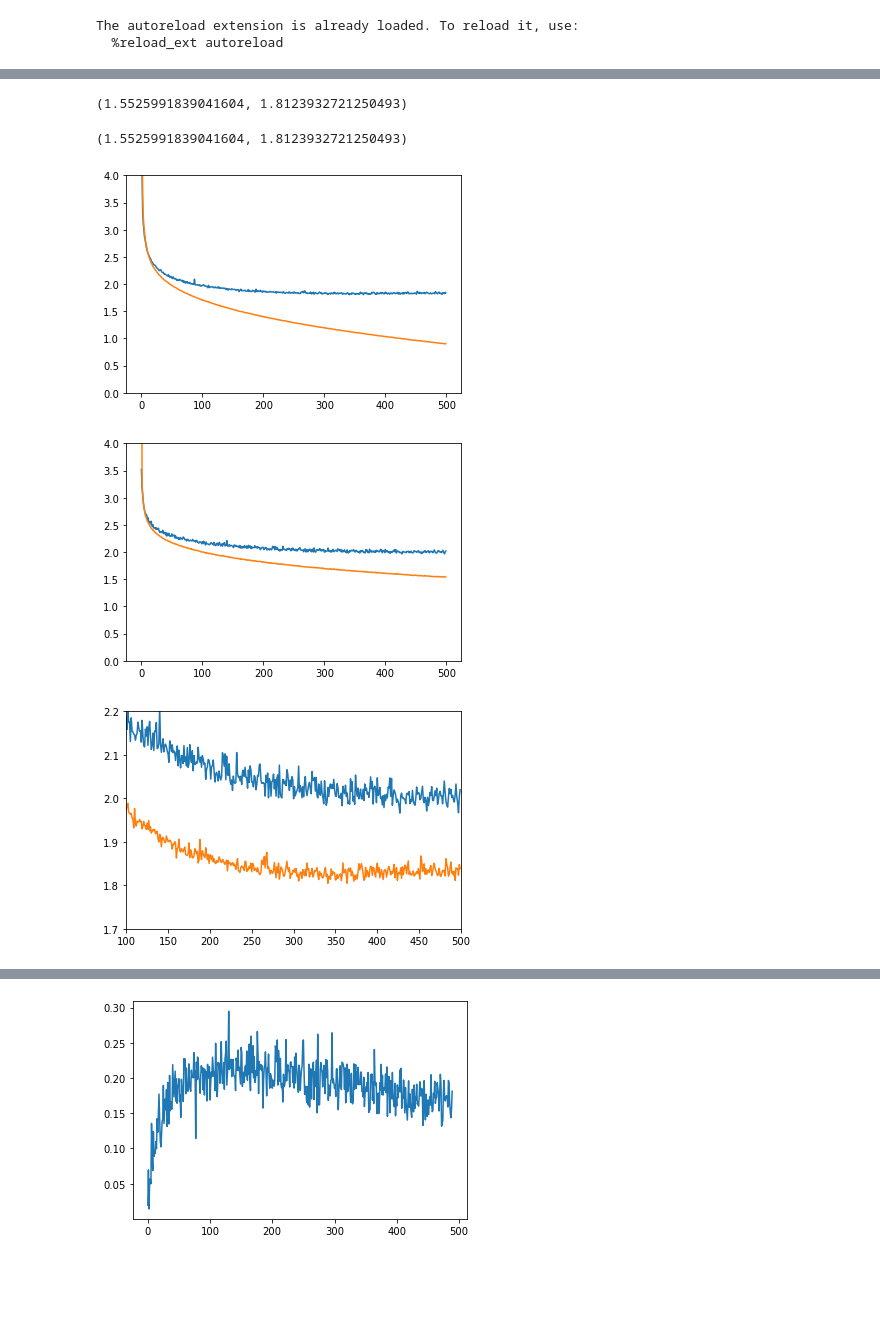
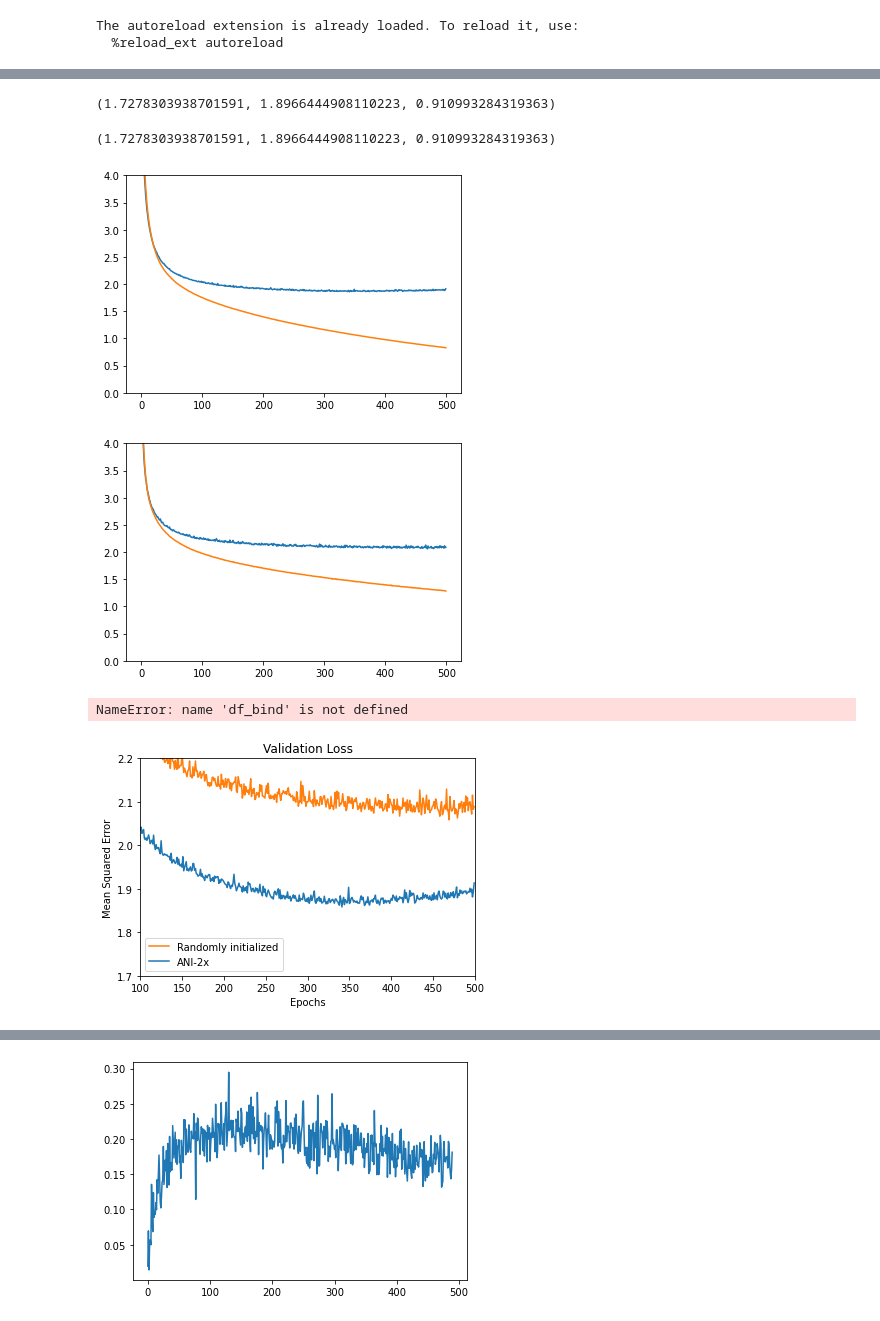
Before and after one commit to jessebmurray/ani2x_pdbbind, a Jupyter notebook: temp-analyze.ipynb, the cells around one changed output, grey strips where cells are left out. Drawn from its saved outputs; the diff is of its cells as text; code cells hidden in the pictures; blank space fills up the shorter version.

```diff
--- a/temp-analyze.ipynb
+++ b/temp-analyze.ipynb
@@ -39,32 +60,41 @@ def get_losses_kind(name, kind, train_valid, n_models=8):
 # %%
-losses_pre_train = get_losses_kind('', 'pre', 'train')
-losses_rand_train = get_losses_kind('', 'rand', 'train')
-losses_pre_valid = get_losses_kind('', 'pre', 'valid')
-losses_rand_valid = get_losses_kind('', 'rand', 'valid')
+losses_pre_train = get_losses('', 'pre', 'train')
+losses_rand_train = get_losses('', 'rand', 'train')
+losses_pre_valid = get_losses('', 'pre', 'valid')
+losses_rand_valid = get_losses('', 'rand', 'valid')
 # %%
-losses_pre_valid.min(), losses_rand_valid.min()
+losses_pre_valid.min(), losses_rand_valid.min(), losses_pre_valid.min()/ losses_rand_valid.min()
 # %% [output]
-(1.5525991839041604, 1.8123932721250493)
+(1.7278303938701591, 1.8966444908110223, 0.910993284319363)
 # %%
-losses_pre_valid.min(), losses_rand_valid.min()
+losses_pre_valid.min(), losses_rand_valid.min(), losses_pre_valid.min()/ losses_rand_valid.min()
 # %% [output]
-(1.5525991839041604, 1.8123932721250493)
+(1.7278303938701591, 1.8966444908110223, 0.910993284319363)
 # %%
 plt.plot(losses_pre_valid.mean(axis=0))
 plt.plot(losses_pre_train.mean(axis=0));
 plt.ylim(0, 4);
 # %% [output]
-[figure, old version]
+[figure, new version]
 # %%
 plt.plot(losses_rand_valid.mean(axis=0))
 plt.plot(losses_rand_train.mean(axis=0));
 plt.ylim(0, 4);
 # %% [output]
-[figure, old version]
+[figure, new version]
+# %%
+df_bind
+# %% [output]
+NameError: name 'df_bind' is not defined
 # %%
-plt.plot(losses_rand_valid.mean(axis=0))
-plt.plot(losses_pre_valid.mean(axis=0));
+plt.plot(losses_rand_valid.mean(axis=0), label='Randomly initialized', color='C1')
+plt.plot(losses_pre_valid.mean(axis=0), label='ANI-2x', color='C0')
 plt.ylim(1.7, 2.2);
 plt.xlim(100, 500);
+plt.title('Validation Loss')
+plt.xlabel('Epochs')
+plt.ylabel('Mean Squared Error')
+plt.legend()
+plt.savefig('./validation_curves.png', dpi=300)
 # %% [output]
-[figure, old version]
+[figure, new version]
```
Also changed, not shown: parts of 51 cells of this notebook, 5 other files.
